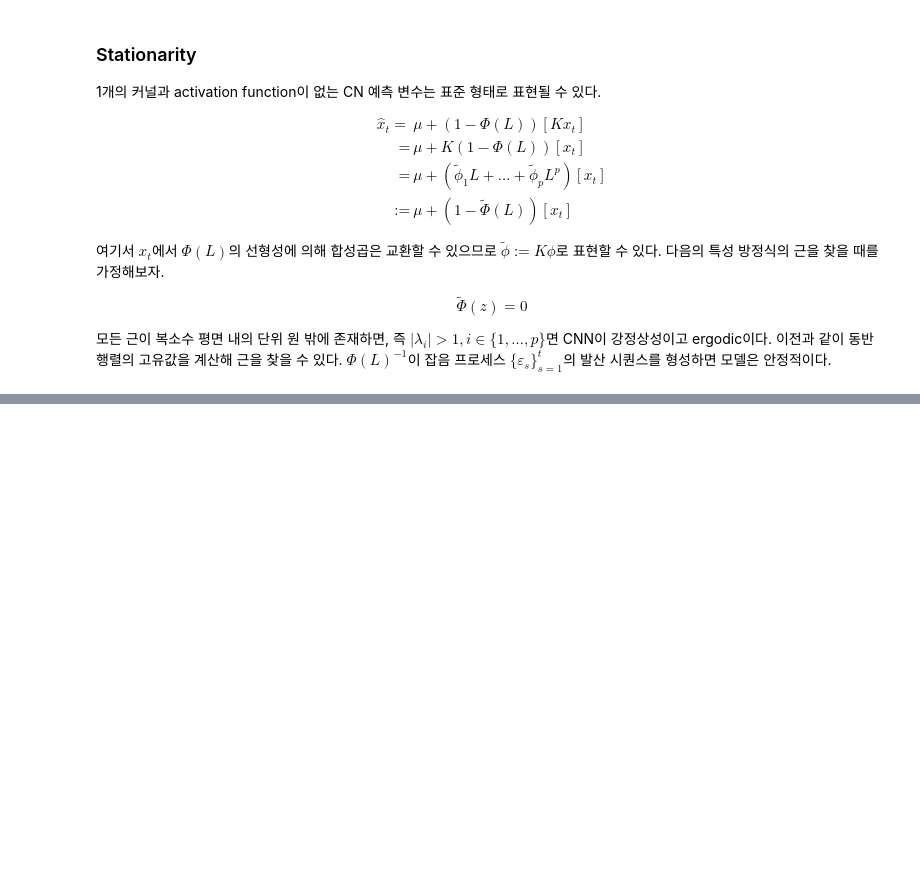
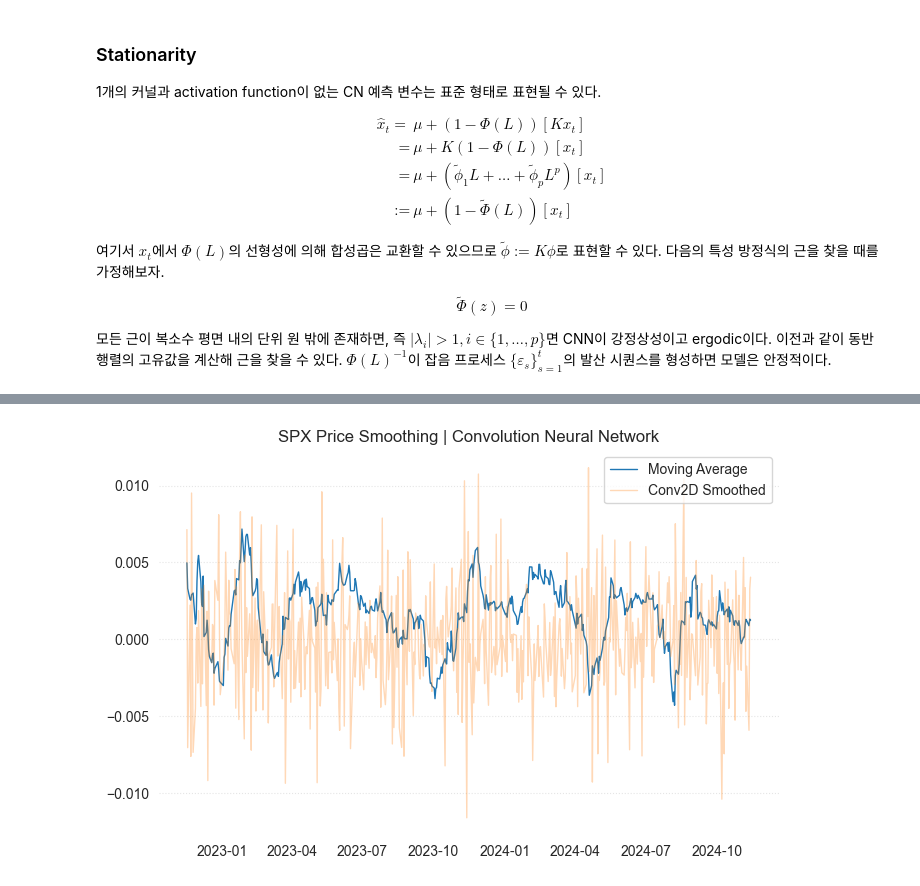
Before and after one commit to Tommylee1013/FinancialDeepLearning, a Jupyter notebook: Notes/Smoothing/ConvolutionNeuralNetwork.ipynb, the cells around one changed output, grey strips where cells are left out. Saved outputs shown, nothing was run; the diff lists cells and outputs as text; code cells hidden in the pictures; blank space fills up the shorter version.

```diff
--- a/Notes/Smoothing/ConvolutionNeuralNetwork.ipynb
+++ b/Notes/Smoothing/ConvolutionNeuralNetwork.ipynb
@@ -202,0 +516,26 @@ $$\left[ H \times g\right]_{i,j} = \sum_{p,q = -k}^k H_{k+1+p, k+1+q}g_{i+p, j+q
+# %%
+fig, ax = plt.subplots(figsize = (8, 5))
+
+ax.plot(
+    data.index[-500:], pd.Series(
+        y
+    ).rolling(20).mean()[-500:],
+    label = 'Moving Average',
+    lw = 1
+)
+ax.plot(
+    data.index[-500:],
+    sample_output[-500:],
+    label = 'Conv2D Smoothed',
+    lw = 1,
+    alpha = 0.3
+)
+plt.legend()
+for spine in ax.spines.values():
+    spine.set_visible(False)
+ax.grid(False)
+ax.yaxis.grid(True, ls = ':', alpha = 0.5)
+plt.title('SPX Price Smoothing | Convolution Neural Network')
+plt.show()
+# %% [output]
+[figure, added]
```
Also changed, not shown: parts of 28 cells of this notebook, 1 other file.
